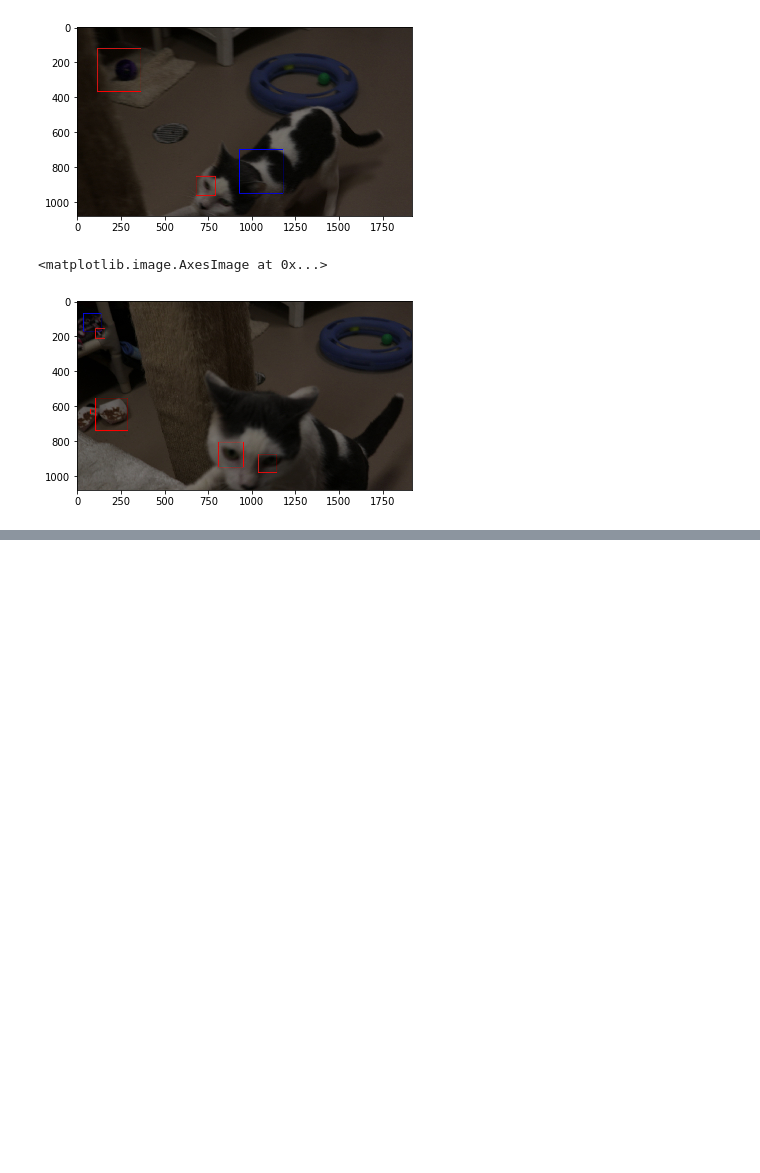
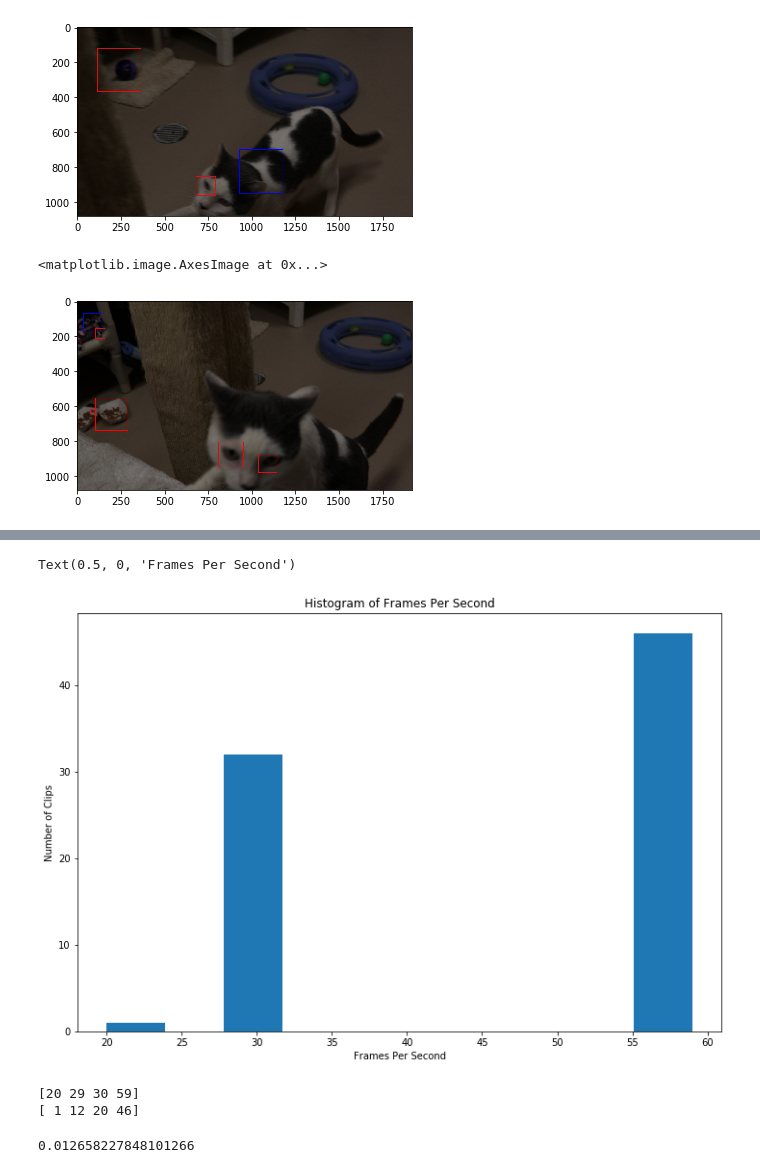
Before and after one commit to iacs-capstone-2020-adoptimize/final_project, a Jupyter notebook: initial_exploration/cats_eda_notebook.ipynb, the cells around one changed output, grey strips where cells are left out. Saved outputs shown, nothing was run; the diff lists cells and outputs as text; code cells hidden in the pictures; blank space fills up the shorter version.

```diff
--- a/initial_exploration/cats_eda_notebook.ipynb
+++ b/initial_exploration/cats_eda_notebook.ipynb
@@ -313,0 +379,10 @@ plt.imshow(non_ext3)
+# %%
+frames_per_second_all = []
+for video_file in video_files:
+    try:
+        video = moviepy.editor.VideoFileClip(f"{video_path}/{video_file}")
+        frames_per_second = int(video.fps)
+        frames_per_second_all.append(frames_per_second)
+        print(f"Frames per second: {frames_per_second}")
+    except:
+        print(f"Could not open file for: {video_file}")
@@ -313,0 +407,11 @@ plt.imshow(non_ext3)
+# %%
+frames_per_second_all
+
+plt.figure(figsize=(12, 8))
+plt.hist(frames_per_second_all, bins=10)
+plt.title("Histogram of Frames Per Second")
+plt.ylabel("Number of Clips")
+plt.xlabel("Frames Per Second")
+# %% [output]
+Text(0.5, 0, 'Frames Per Second')
+[figure, added]
@@ -313,0 +421,10 @@ plt.imshow(non_ext3)
+# %%
+print(unique)
+print(counts)
+# %% [output]
+[20 29 30 59]
+[ 1 12 20 46]
+# %%
+1 / 79
+# %% [output]
+0.012658227848101266
```
Also changed, not shown: parts of 7 cells of this notebook.
